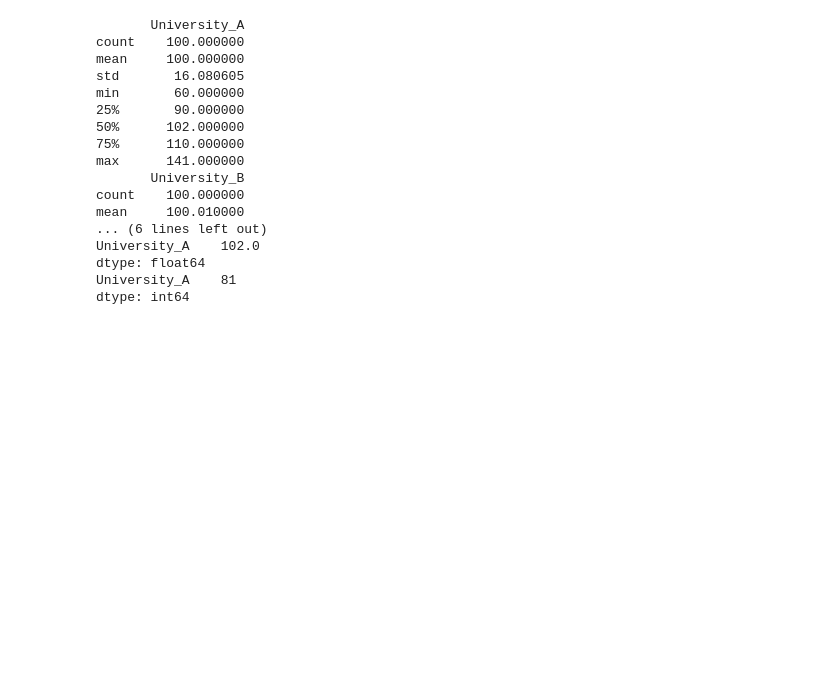
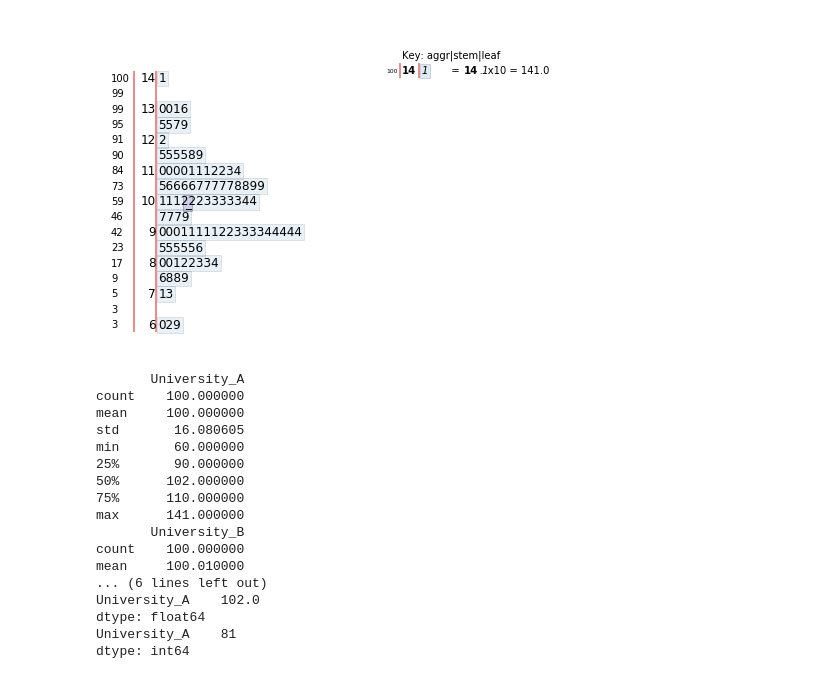
Before and after one commit to StevenCzar/mtsu_code, a Jupyter notebook: stats/math_2250.ipynb, the cells around one changed output. Cells and saved outputs as stored; diff of their text form; code cells hidden in the pictures; blank space fills up the shorter version.

```diff
--- a/stats/math_2250.ipynb
+++ b/stats/math_2250.ipynb
@@ -29,3 +73,8 @@ uni_b = pd.DataFrame(data=uni_b)
+# %%
+#Stem and leaf plot of data
+fig = stemgraphic.stem_graphic(uni_a['University_A'])
+# %% [output]
+[figure, added]
 # %%
 print(uni_a.describe())
 print(uni_b.describe())
```
Also changed, not shown: parts of 11 cells of this notebook, 3 other files.
